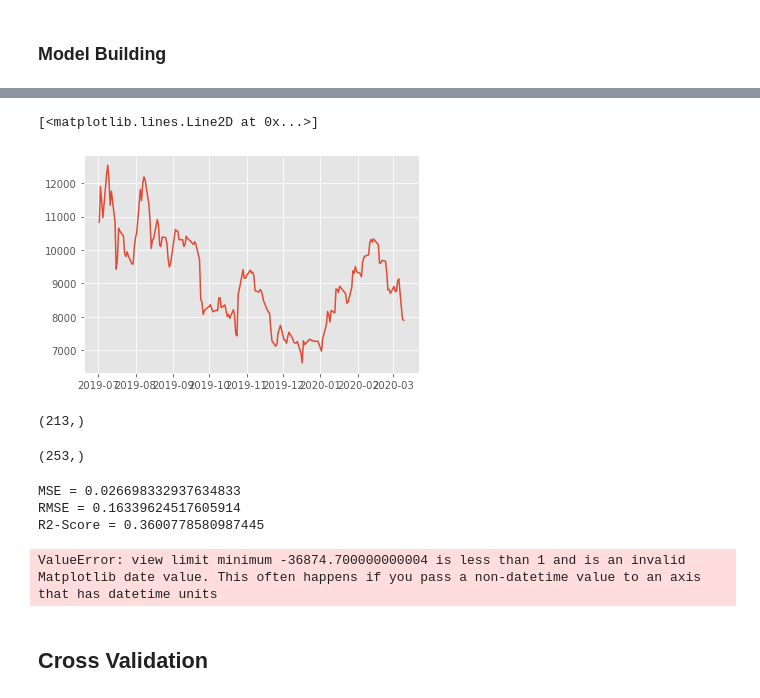
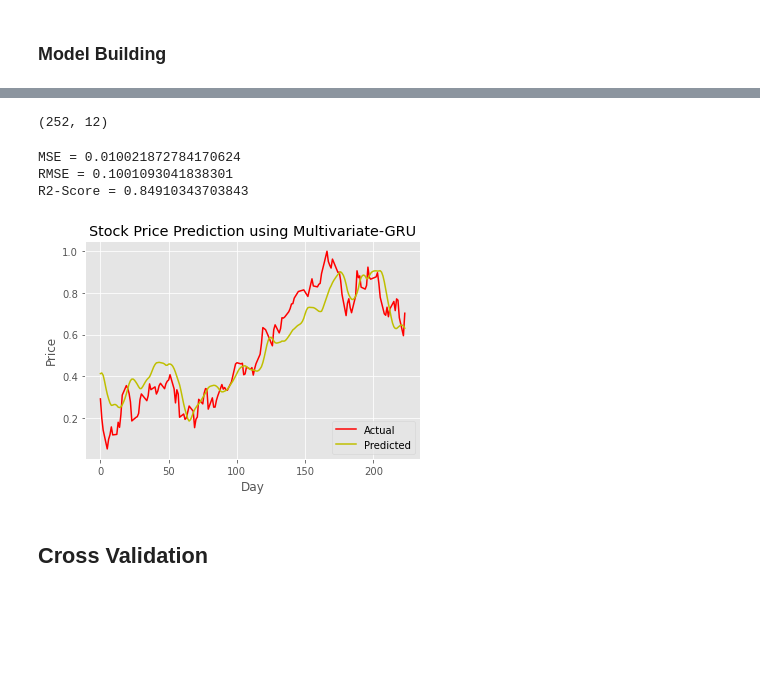
Before and after one commit to herrfeder/DataScientist, a Jupyter notebook: Project_05_Capstone_Stock_Chart_Analysis/05_model_GRU.ipynb, the cells around one changed output, grey strips where cells are left out. Cells and saved outputs as stored; diff of their text form; code cells hidden in the pictures; blank space fills up the shorter version.

```diff
--- a/Project_05_Capstone_Stock_Chart_Analysis/05_model_GRU.ipynb
+++ b/Project_05_Capstone_Stock_Chart_Analysis/05_model_GRU.ipynb
@@ -196,27 +171,18 @@ plt.plot(predicted)
-# %%
-plt.plot(test_true)
-# %% [output]
-[<matplotlib.lines.Line2D at 0x...>]
-[figure, removed]
-# %%
-np.shape(true)
-# %% [output]
-(213,)
 # %%
-test_true.shape
+val.shape
 # %% [output]
-(253,)
+(252, 12)
 # %%
-mse,rmse,r2_value,true,predicted = evaluate_model(model, test_pred, 40)
+mse,rmse,r2_value,true,predicted = evaluate_model(model, test, 60)
 print("MSE =",mse)
 print("RMSE =",rmse)
 print("R2-Score =",r2_value)
-plot_data(test_true,predicted)
+plot_data(true,predicted)
 # %% [output]
-MSE = 0.026698332937634833
-RMSE = 0.16339624517605914
-R2-Score = 0.3600778580987445
+MSE = 0.010021872784170624
+RMSE = 0.1001093041838301
+R2-Score = 0.84910343703843
-ValueError: view limit minimum -36874.700000000004 is less than 1 and is an invalid Matplotlib date value. This often happens if you pass a non-datetime value to an axis that has datetime units
+[figure, added]
 # %%
 # Save a model
 model.save('MV3-GRU_40_[40,35]_1e-4_64.h5')
```
Also changed, not shown: parts of 17 cells of this notebook, 11 other files.
